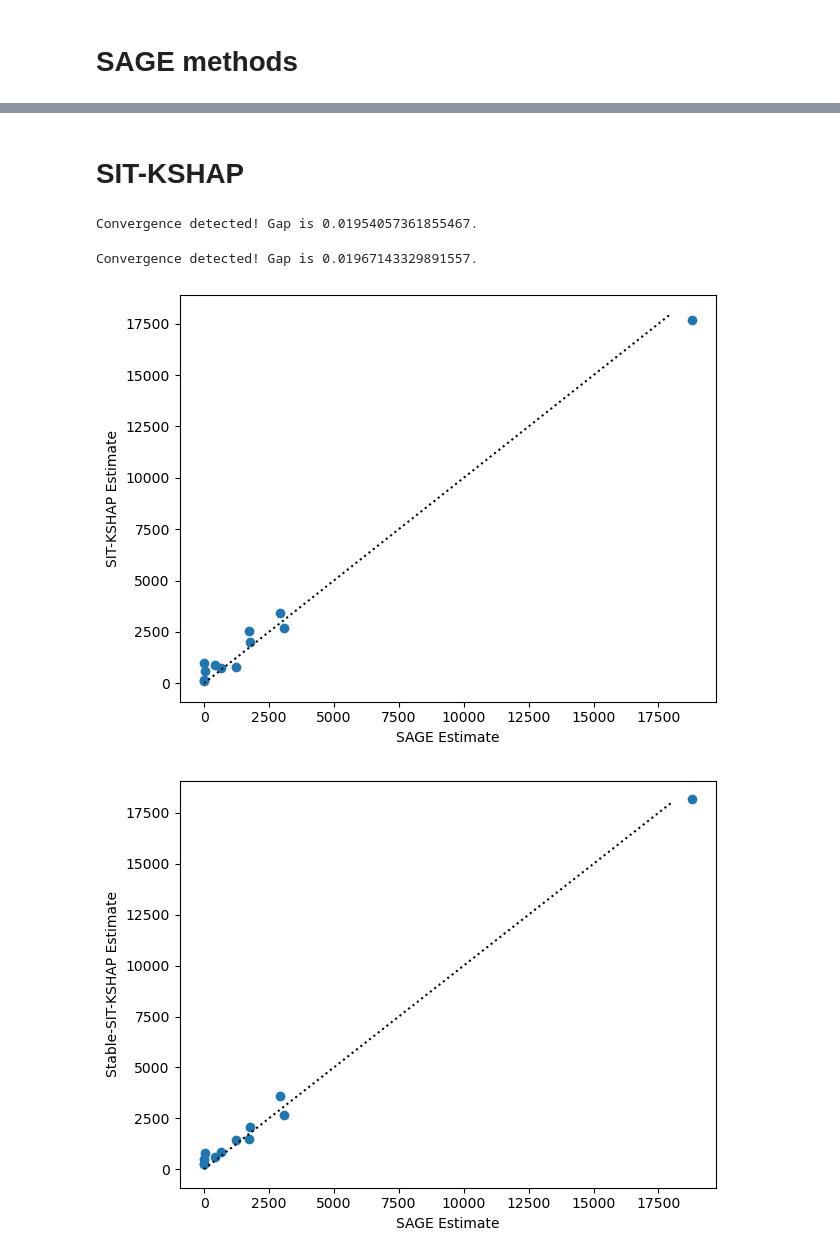
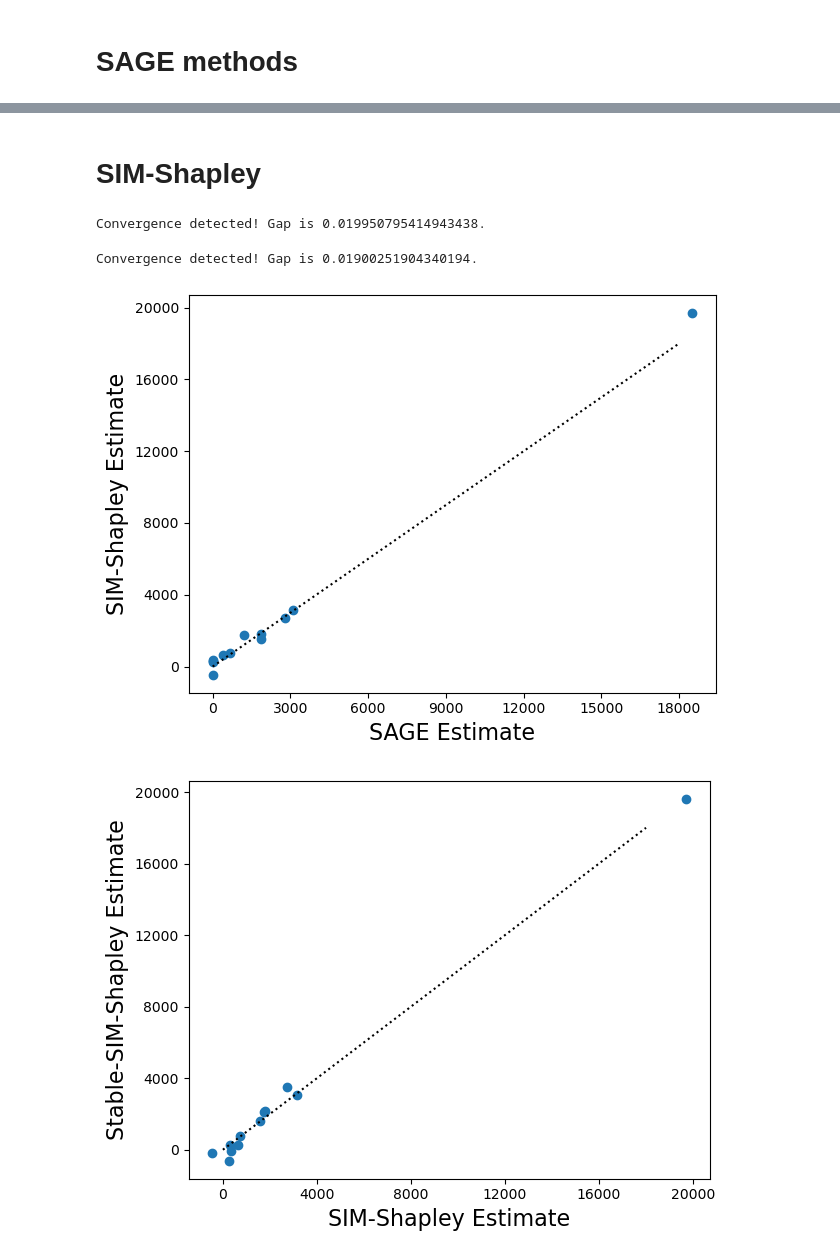
Before and after one commit to nliulab/SIM-Shapley, a Jupyter notebook: demo/bike.ipynb, the cells around one changed output, grey strips where cells are left out. Cells and saved outputs as stored; diff of their text form; code cells hidden in the pictures.

```diff
--- a/demo/bike.ipynb
+++ b/demo/bike.ipynb
@@ -81,4 +91,4 @@ plt.show()
 # %% [markdown]
-# SIT-KSHAP
+# SIM-Shapley
 # %%
 from sklearn.metrics import mean_squared_error
@@ -86,32 +96,48 @@ from sit_kshap import imputers, estimator
 # %%
-sit_imputer = imputers.MarginalImputer(model, train[:512], sample_num=10)
-sit_estimator = estimator.SIT_KSHAP(train[:512], sit_imputer, mean_squared_error, l2_penalty=0.01, t=0.5)
+sim_imputer = imputers.MarginalImputer(model, train[:512])
+sim_estimator = estimator.SIM_Shapley(train[:512], sim_imputer, mean_squared_error, l2_penalty=0.01, t=0.5)
 # %%
-sit_value1= sit_estimator(test, Y_test, 120, 512, thresh=0.02)
-sit_value2= sit_estimator(test, Y_test, 120, 512, thresh=0.02, avoid_negative=True)
+sim_value1= sim_estimator(test, Y_test, 120, 512, thresh=0.02)
+sim_value2= sim_estimator(test, Y_test, 120, 512, thresh=0.02, avoid_negative=True)
 # %% [output]
-Convergence detected! Gap is 0.01954057361855467.
+Convergence detected! Gap is 0.019950795414943438.
-Convergence detected! Gap is 0.01967143329891557.
+Convergence detected! Gap is 0.01900251904340194.
 # %%
-plt.figure()
-plt.scatter(explanation1.values, sit_value1)
+fig = plt.figure()
+plt.scatter(explanation1.values, sim_value1)
 plt.plot([0, 18000], [0, 18000], linestyle=":", color="black")
-plt.xlabel('SAGE Estimate')
-plt.ylabel('SIT-KSHAP Estimate')
+plt.xlabel('SAGE Estimate', fontsize=16)
+plt.ylabel('SIM-Shapley Estimate', fontsize=16)
+
+ax = plt.gca()
+ax.xaxis.set_major_locator(MaxNLocator(nbins=7))
+ax.yaxis.set_major_locator(MaxNLocator(nbins=7))
+plt.xticks(fontsize=10)
+plt.yticks(fontsize=10)
+
 plt.tight_layout()
 plt.show()
+# fig.savefig('sim_consistency.eps', dpi=600, format='eps')
 # %% [output]
-[figure, old version]
+[figure, new version]
 # %%
-plt.figure()
-plt.scatter(explanation1.values, sit_value2)
+fig = plt.figure()
+plt.scatter(sim_value1, sim_value2)
 plt.plot([0, 18000], [0, 18000], linestyle=":", color="black")
-plt.xlabel('SAGE Estimate')
-plt.ylabel('Stable-SIT-KSHAP Estimate')
+plt.xlabel('SIM-Shapley Estimate', fontsize=16)
+plt.ylabel('Stable-SIM-Shapley Estimate', fontsize=16)
+
+ax = plt.gca()
+ax.xaxis.set_major_locator(MaxNLocator(nbins=7))
+ax.yaxis.set_major_locator(MaxNLocator(nbins=7))
+plt.xticks(fontsize=10)
+plt.yticks(fontsize=10)
+
 plt.tight_layout()
 plt.show()
+# fig.savefig('stable_consistency.eps', dpi=600, format='eps')
 # %% [output]
-[figure, old version]
+[figure, new version]
 # %%
 import scipy.stats as st
 # %%
```
Also changed, not shown: parts of 6 cells of this notebook, 8 other files.
